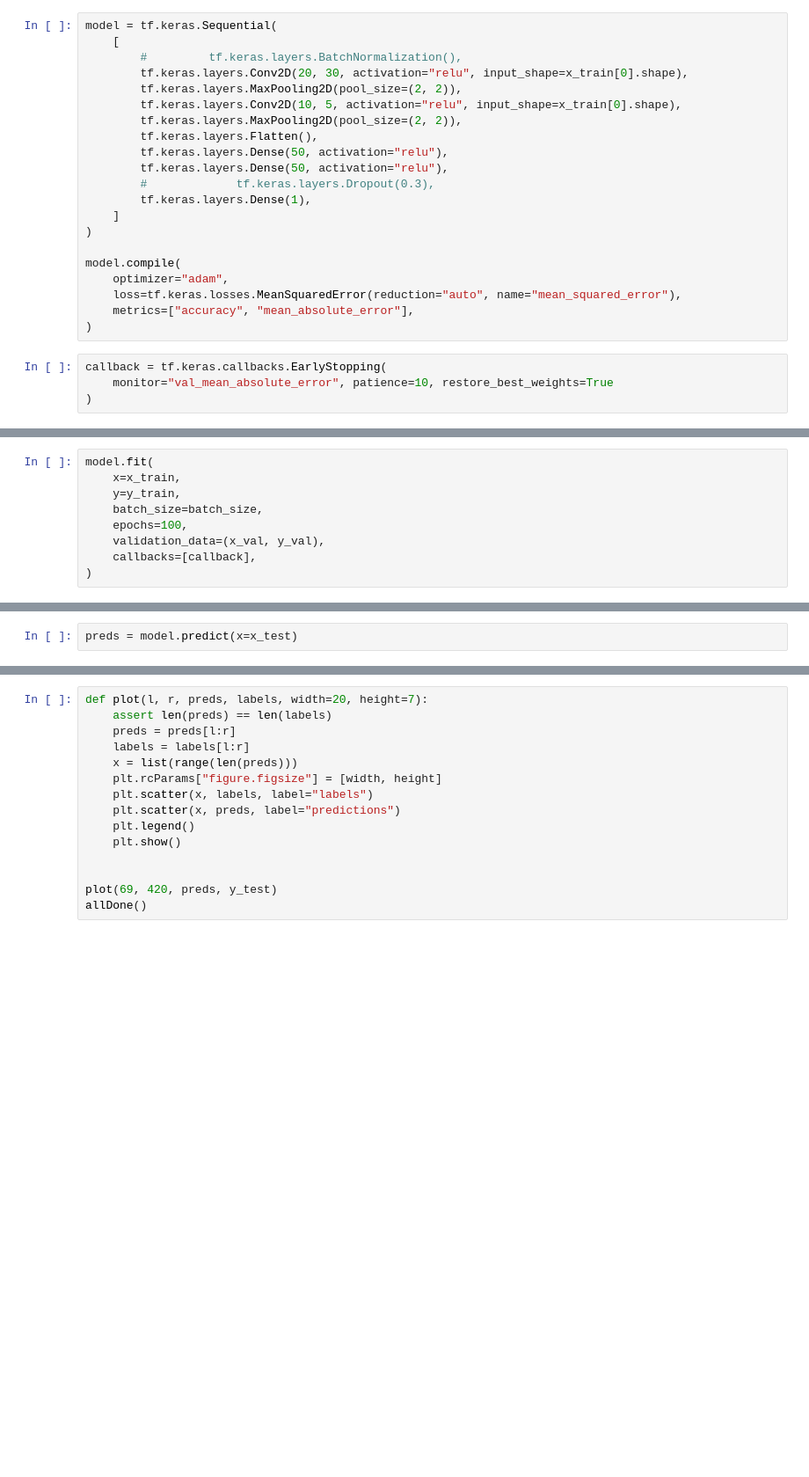
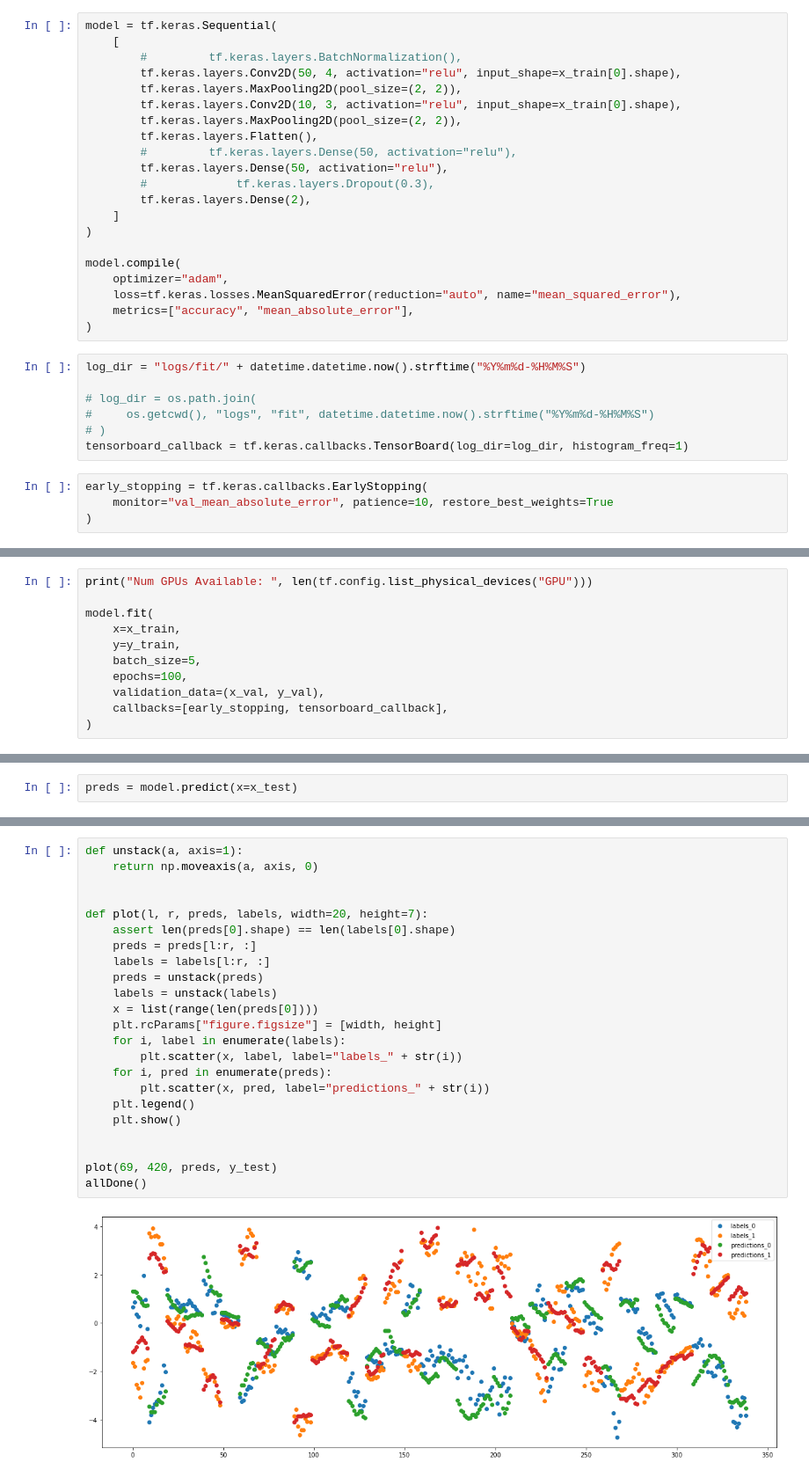
Before and after one commit to grahamseamans/EFD, a Jupyter notebook: tir_drone_learning.ipynb, the cells around one changed output, grey strips where cells are left out. Shown at 88% size. Cells and saved outputs as stored; diff of their text form; blank space fills up the shorter version.

Commit message:
predicting u and v, partian tensorboard implementation

```diff
--- a/tir_drone_learning.ipynb
+++ b/tir_drone_learning.ipynb
@@ -493,15 +494,15 @@ batch_size = 50
 model = tf.keras.Sequential(
     [
         #         tf.keras.layers.BatchNormalization(),
-        tf.keras.layers.Conv2D(20, 30, activation="relu", input_shape=x_train[0].shape),
+        tf.keras.layers.Conv2D(50, 4, activation="relu", input_shape=x_train[0].shape),
         tf.keras.layers.MaxPooling2D(pool_size=(2, 2)),
-        tf.keras.layers.Conv2D(10, 5, activation="relu", input_shape=x_train[0].shape),
+        tf.keras.layers.Conv2D(10, 3, activation="relu", input_shape=x_train[0].shape),
         tf.keras.layers.MaxPooling2D(pool_size=(2, 2)),
         tf.keras.layers.Flatten(),
-        tf.keras.layers.Dense(50, activation="relu"),
+        #         tf.keras.layers.Dense(50, activation="relu"),
         tf.keras.layers.Dense(50, activation="relu"),
         #             tf.keras.layers.Dropout(0.3),
-        tf.keras.layers.Dense(1),
+        tf.keras.layers.Dense(2),
     ]
 )
 
@@ -510,7 +511,14 @@ model.compile(
     loss=tf.keras.losses.MeanSquaredError(reduction="auto", name="mean_squared_error"),
     metrics=["accuracy", "mean_absolute_error"],
 )
+# %%
+log_dir = "logs/fit/" + datetime.datetime.now().strftime("%Y%m%d-%H%M%S")
+
+# log_dir = os.path.join(
+#     os.getcwd(), "logs", "fit", datetime.datetime.now().strftime("%Y%m%d-%H%M%S")
+# )
+tensorboard_callback = tf.keras.callbacks.TensorBoard(log_dir=log_dir, histogram_freq=1)
 # %%
-callback = tf.keras.callbacks.EarlyStopping(
+early_stopping = tf.keras.callbacks.EarlyStopping(
     monitor="val_mean_absolute_error", patience=10, restore_best_weights=True
 )
@@ -523,10 +525,12 @@ print(y_train.shape)
 # %%
+print("Num GPUs Available: ", len(tf.config.list_physical_devices("GPU")))
+
 model.fit(
     x=x_train,
     y=y_train,
-    batch_size=batch_size,
+    batch_size=5,
     epochs=100,
     validation_data=(x_val, y_val),
-    callbacks=[callback],
+    callbacks=[early_stopping, tensorboard_callback],
 )
 # %% [output]
@@ -554,15 +566,25 @@ preds = model.predict(x=x_test)
 # %%
+def unstack(a, axis=1):
+    return np.moveaxis(a, axis, 0)
+
+
 def plot(l, r, preds, labels, width=20, height=7):
-    assert len(preds) == len(labels)
-    preds = preds[l:r]
-    labels = labels[l:r]
-    x = list(range(len(preds)))
+    assert len(preds[0].shape) == len(labels[0].shape)
+    preds = preds[l:r, :]
+    labels = labels[l:r, :]
+    preds = unstack(preds)
+    labels = unstack(labels)
+    x = list(range(len(preds[0])))
     plt.rcParams["figure.figsize"] = [width, height]
-    plt.scatter(x, labels, label="labels")
-    plt.scatter(x, preds, label="predictions")
+    for i, label in enumerate(labels):
+        plt.scatter(x, label, label="labels_" + str(i))
+    for i, pred in enumerate(preds):
+        plt.scatter(x, pred, label="predictions_" + str(i))
     plt.legend()
     plt.show()
 
 
 plot(69, 420, preds, y_test)
 allDone()
+# %% [output]
+[figure, added]
```
Also changed, not shown: parts of 30 cells of this notebook.
